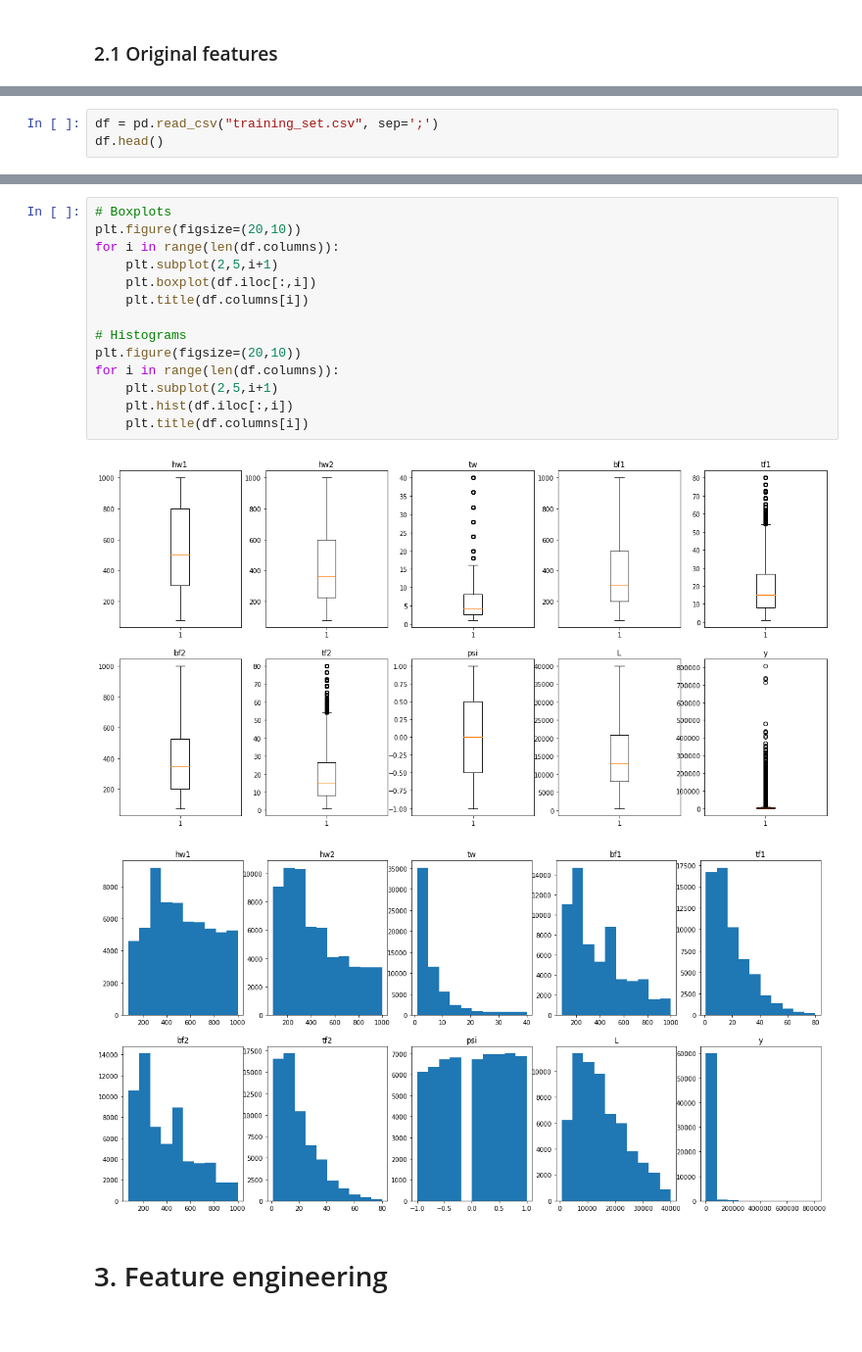
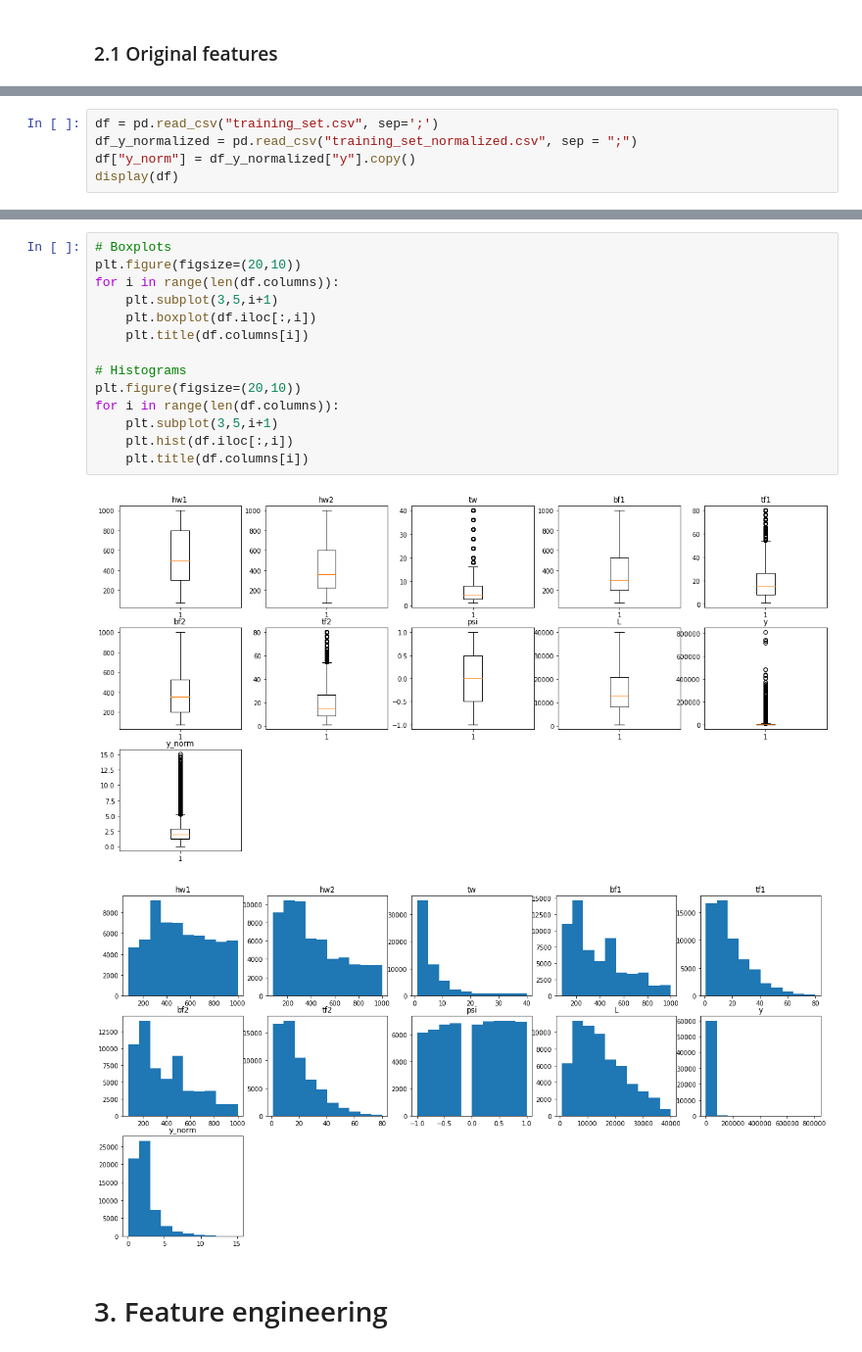
Before and after one commit to mishasilva01/FAA_project2, a Jupyter notebook: script.ipynb, the cells around one changed output, grey strips where cells are left out. Shown at 98% size. Saved outputs shown, nothing was run; the diff lists cells and outputs as text.

```diff
--- a/script.ipynb
+++ b/script.ipynb
@@ -18,5 +18,7 @@ display.Image("1-s2.0-S2352012422004581-gr4_lrg.jpg")
 [figure]
 # %%
 df = pd.read_csv("training_set.csv", sep=';')
-df.head()
+df_y_normalized = pd.read_csv("training_set_normalized.csv", sep = ";")
+df["y_norm"] = df_y_normalized["y"].copy()
+display(df)
 # %% [output]
@@ -65,20 +76,20 @@ dtype: int64
 # %%
 # Boxplots
 plt.figure(figsize=(20,10))
 for i in range(len(df.columns)):
-    plt.subplot(2,5,i+1)
+    plt.subplot(3,5,i+1)
     plt.boxplot(df.iloc[:,i])
     plt.title(df.columns[i])
 
 # Histograms
 plt.figure(figsize=(20,10))
 for i in range(len(df.columns)):
-    plt.subplot(2,5,i+1)
+    plt.subplot(3,5,i+1)
     plt.hist(df.iloc[:,i])
     plt.title(df.columns[i])
 # %% [output]
-[figure, old version]
+[figure, new version]
-[figure, old version]
+[figure, new version]
 # %% [markdown]
 # 3. Feature engineering
 # %% [markdown]
```
Also changed, not shown: parts of 34 cells of this notebook.
